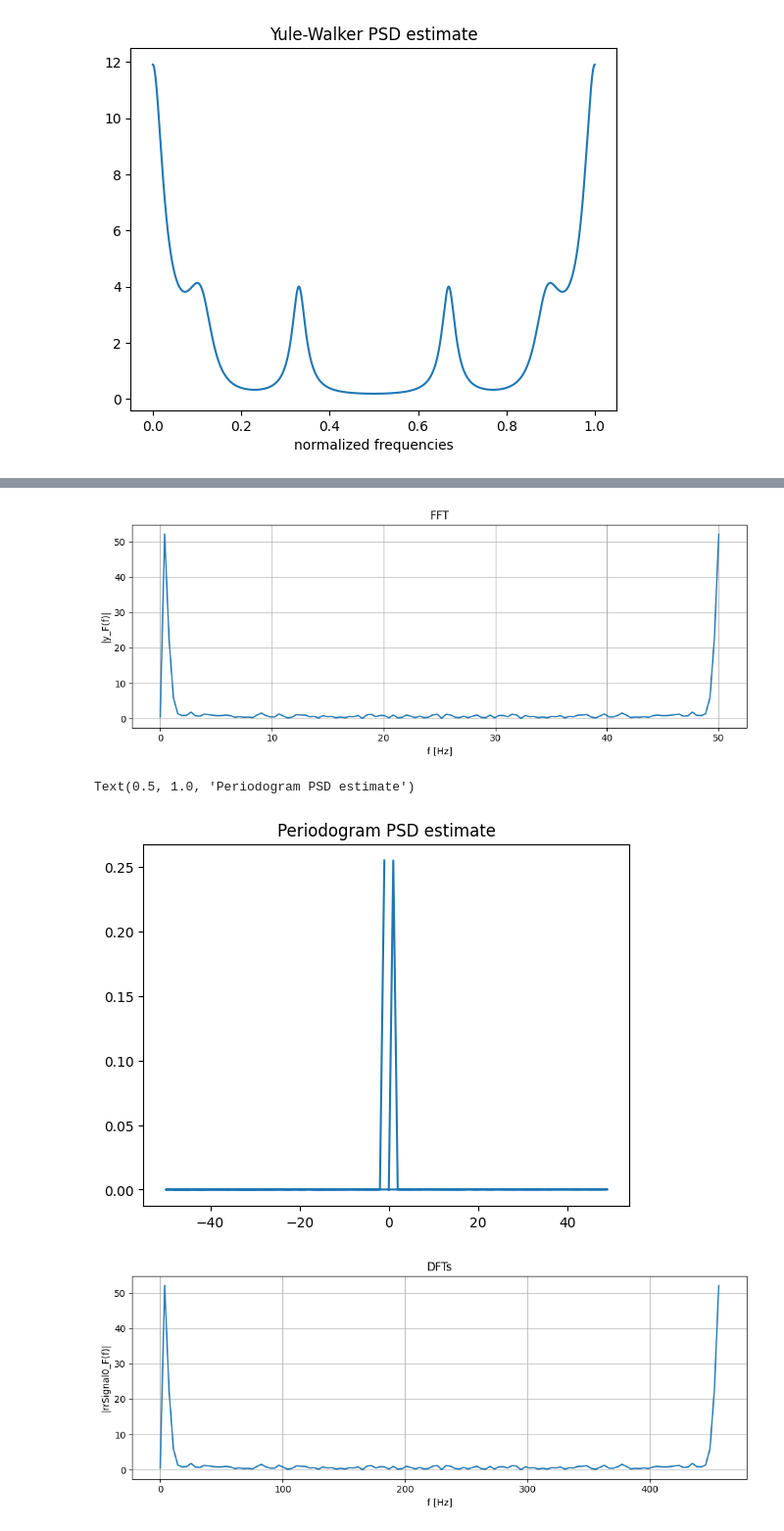
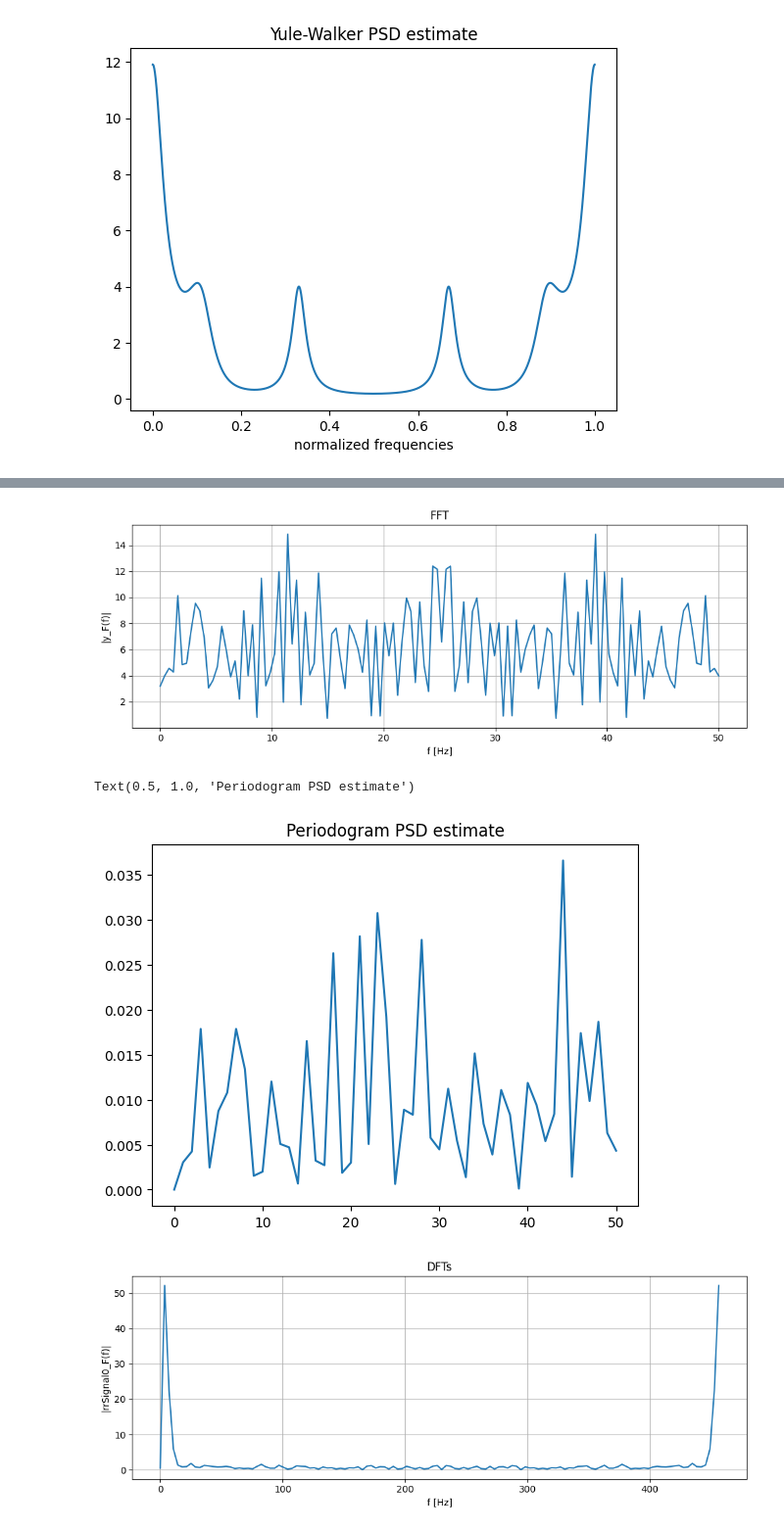
Before and after one commit to RoCKnD79/SSDP-LombScargle, a Jupyter notebook: RR/numEx_HeartRateVariability.ipynb, the cells around one changed output, grey strips where cells are left out. Shown: that part at 98% size. Drawn from its saved outputs; the diff is of its cells as text; code cells hidden in the pictures.

```diff
--- a/RR/numEx_HeartRateVariability.ipynb
+++ b/RR/numEx_HeartRateVariability.ipynb
@@ -113,20 +113,20 @@ from astropy.timeseries import LombScargle
 
 ## Simulated Data
 rand = np.random.default_rng(42)
-#t = np.array(sorted(100 * rand.random(100)))
-t = np.linspace(0, 1, 100)
+t = np.array(sorted(100 * rand.random(100)))
+#t = np.linspace(0, 1, 100)
 print(len(t))
 
 # x(t) = sin(2 * pi * t / 100) + noise
 # we sample the sinusoid at 100 points but unevenly
 y = np.sin(2 * np.pi * t)  + 0.1 * rand.standard_normal(100)
 
-# LombScargle periodogram
-frequency, power = LombScargle(t, y).autopower()
+# # LombScargle periodogram
+# frequency, power = LombScargle(t, y).autopower()
 
-N = len(power)
-freqsNorm = np.arange(0,N)/N
-plt.plot(freqsNorm, power)
+# N = len(power)
+# freqsNorm = np.arange(0,N)/N
+# plt.plot(freqsNorm, power)
 # %% [output]
 100
 [<matplotlib.lines.Line2D at 0x...>]
@@ -168,17 +168,17 @@ def fft_plot(s, fs, name, plottitle):
 # %%
 _, _ = fft_plot(y, 100, 'y', 'FFT')
 # %% [output]
-[figure, old version]
+[figure, new version]
 # %%
-freqs , Sper = ssig.periodogram(y, fs=100.0, return_onesided=False)
+freqs , Sper = ssig.periodogram(y, fs=1.0, return_onesided=True)
 fig, ax = plt.subplots()
 N = len(Sper)
 freqsNorm = np.arange(0,N)/N
 plt.plot(freqs, Sper)
 ax.set_title("Periodogram PSD estimate")
 # %% [output]
 Text(0.5, 1.0, 'Periodogram PSD estimate')
-[figure, old version]
+[figure, new version]
 # %%
 # Same computation but with a simple FFT
 
```
Also changed, not shown: parts of 3 cells of this notebook, 4 other files.
